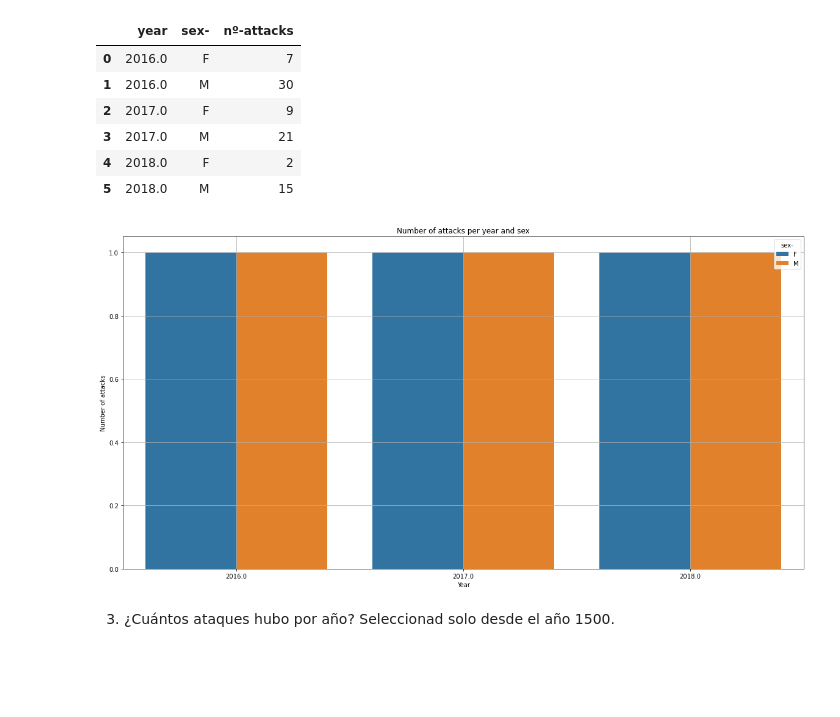
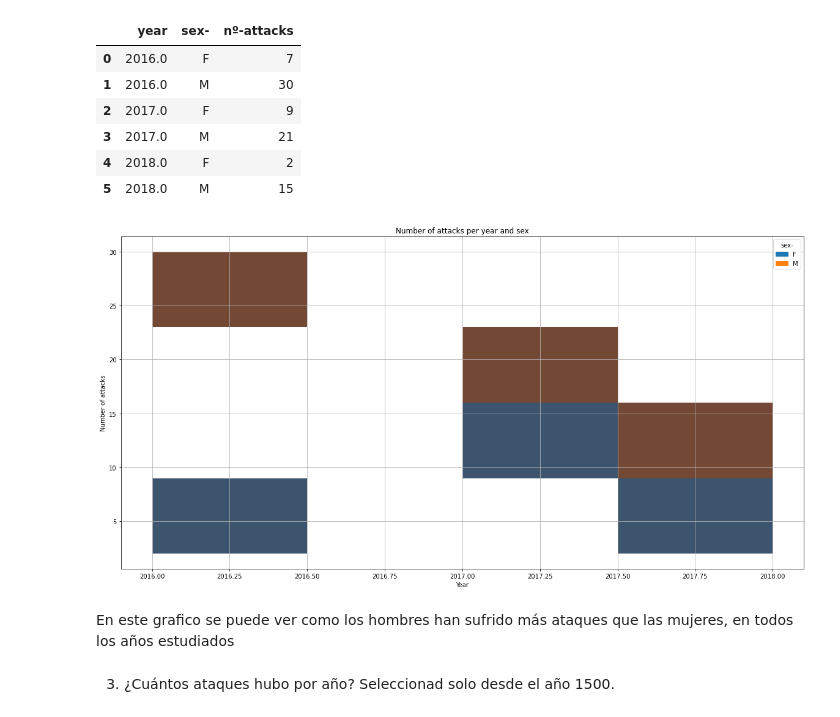
Before and after one commit to Adalab/DA-PROMO-B-MODULO1-SPRINT2-NATALIA-PAULA, a Jupyter notebook: Visualizacion3.ipynb, the cells around one changed output. Saved outputs shown, nothing was run; the diff lists cells and outputs as text; code cells hidden in the pictures; blank space fills up the shorter version.

```diff
--- a/Visualizacion3.ipynb
+++ b/Visualizacion3.ipynb
@@ -7,7 +7,7 @@ import numpy as np
 import seaborn as sns
 import matplotlib.pyplot as plt
 # %%
-df = pd.read_csv("attacks2.csv")
+df = pd.read_csv("./Visualización/attacks2.csv")
 df.head(3)
 # %% [output]
 |  | Unnamed: 0 | case-number | year | type | country | area | location | activity | name | sex- | ... |
@@ -122,13 +118,15 @@ df2
 # %%
 plt.figure(figsize = (20,10))
 
-fig2 = sns.countplot(x = 'year', data = df2, hue = 'sex-')
+fig2 = sns.histplot(x ='year',y='nº-attacks', data = df2, hue = 'sex-')
 fig2.set(xlabel = 'Year', ylabel= 'Number of attacks')
 fig2.set_title('Number of attacks per year and sex')
 plt.grid()
 plt.show()
 # %% [output]
-[figure, old version]
+[figure, new version]
+# %% [markdown]
+En este grafico se puede ver como los hombres han sufrido más ataques que las mujeres, en todos los años estudiados
 # %% [markdown]
 3. ¿Cuántos ataques hubo por año? Seleccionad solo desde el año 1500.
 # %%
```
Also changed, not shown: parts of 10 cells of this notebook, 4 other files.
